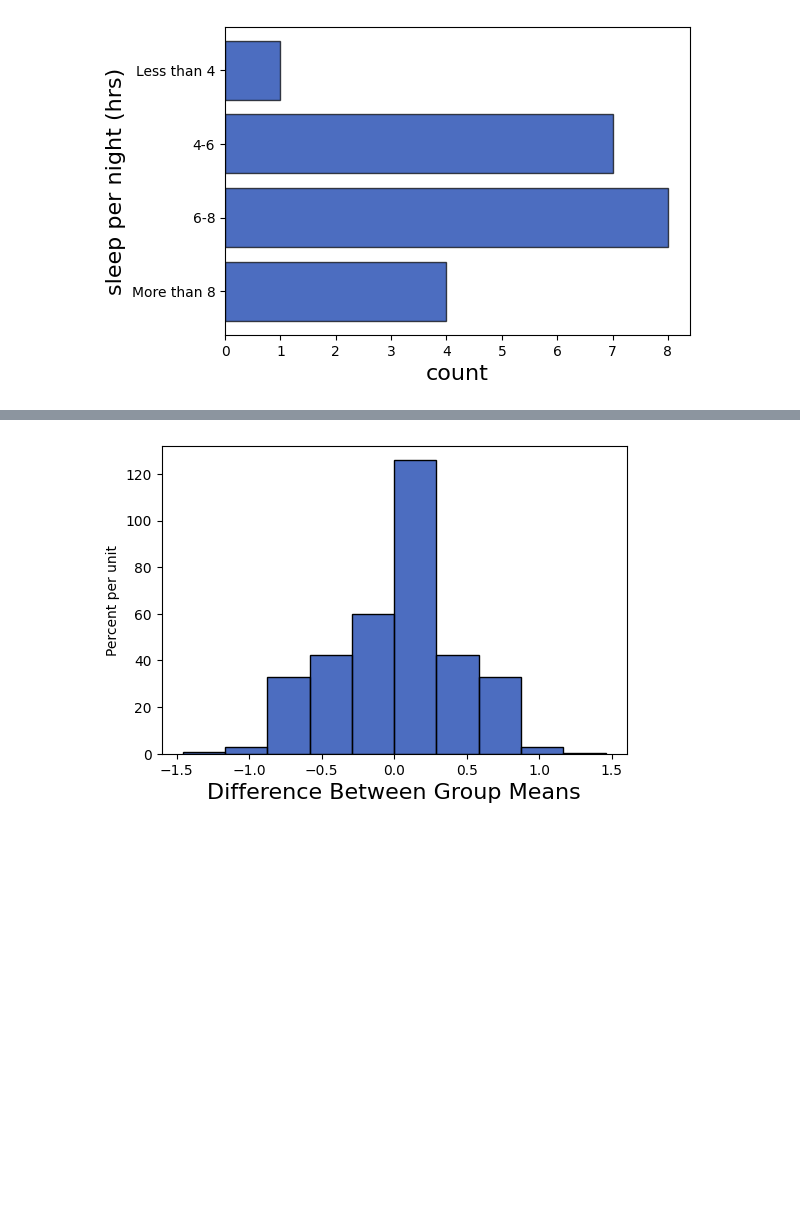
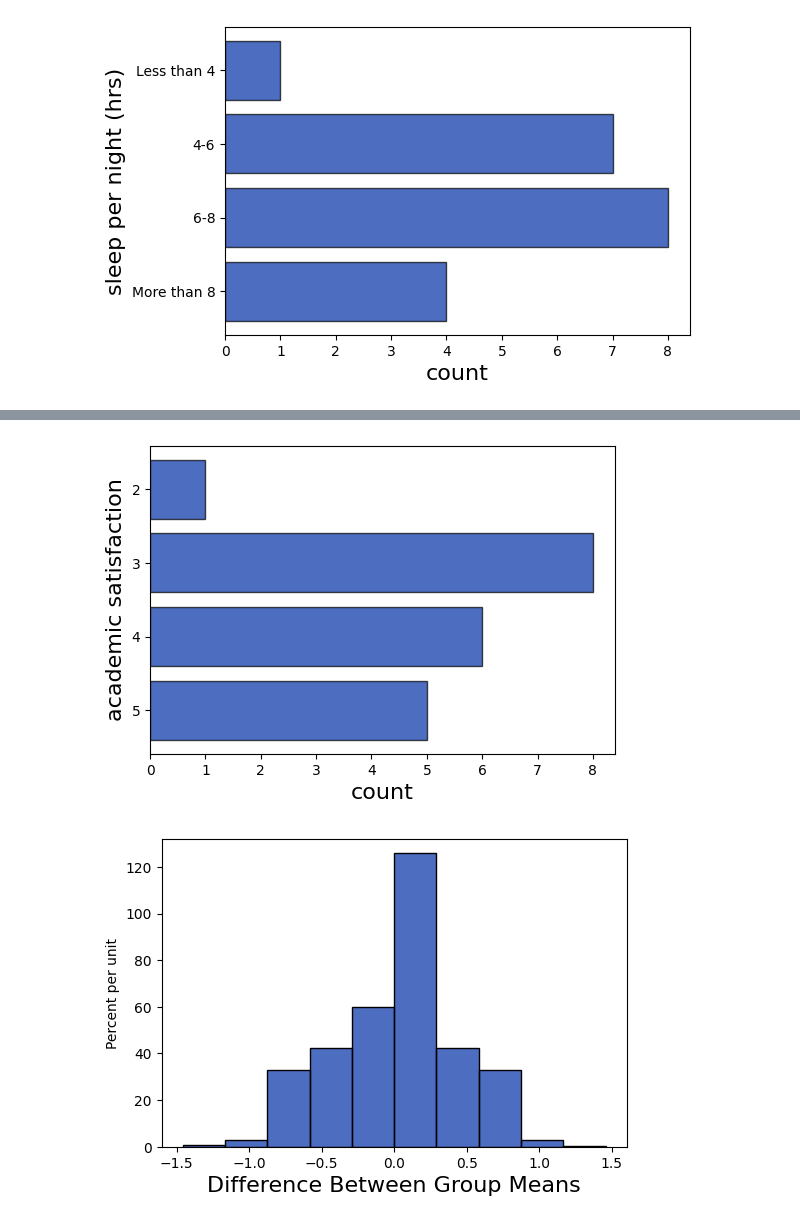
Before and after one commit to Glocktopus/25-fall-intro, a Jupyter notebook: final_project/project_3_nb.ipynb, the cells around one changed output, grey strips where cells are left out. Drawn from its saved outputs; the diff is of its cells as text; code cells hidden in the pictures; blank space fills up the shorter version.

```diff
--- a/final_project/project_3_nb.ipynb
+++ b/final_project/project_3_nb.ipynb
@@ -29,3 +33,7 @@ sleep_study_tbl.group('sleep per night (hrs)').with_column('min_hour', [4,6,0,8]
+# %%
+sleep_study_tbl.group('academic satisfaction').barh('academic satisfaction')
+# %% [output]
+[figure, added]
 # %%
 def calc_ab_test_stat(cat_col, academic_sat_col):
     table = Table().with_columns('sleep_per_night', cat_col,
```
Also changed, not shown: parts of 1 cell of this notebook.
